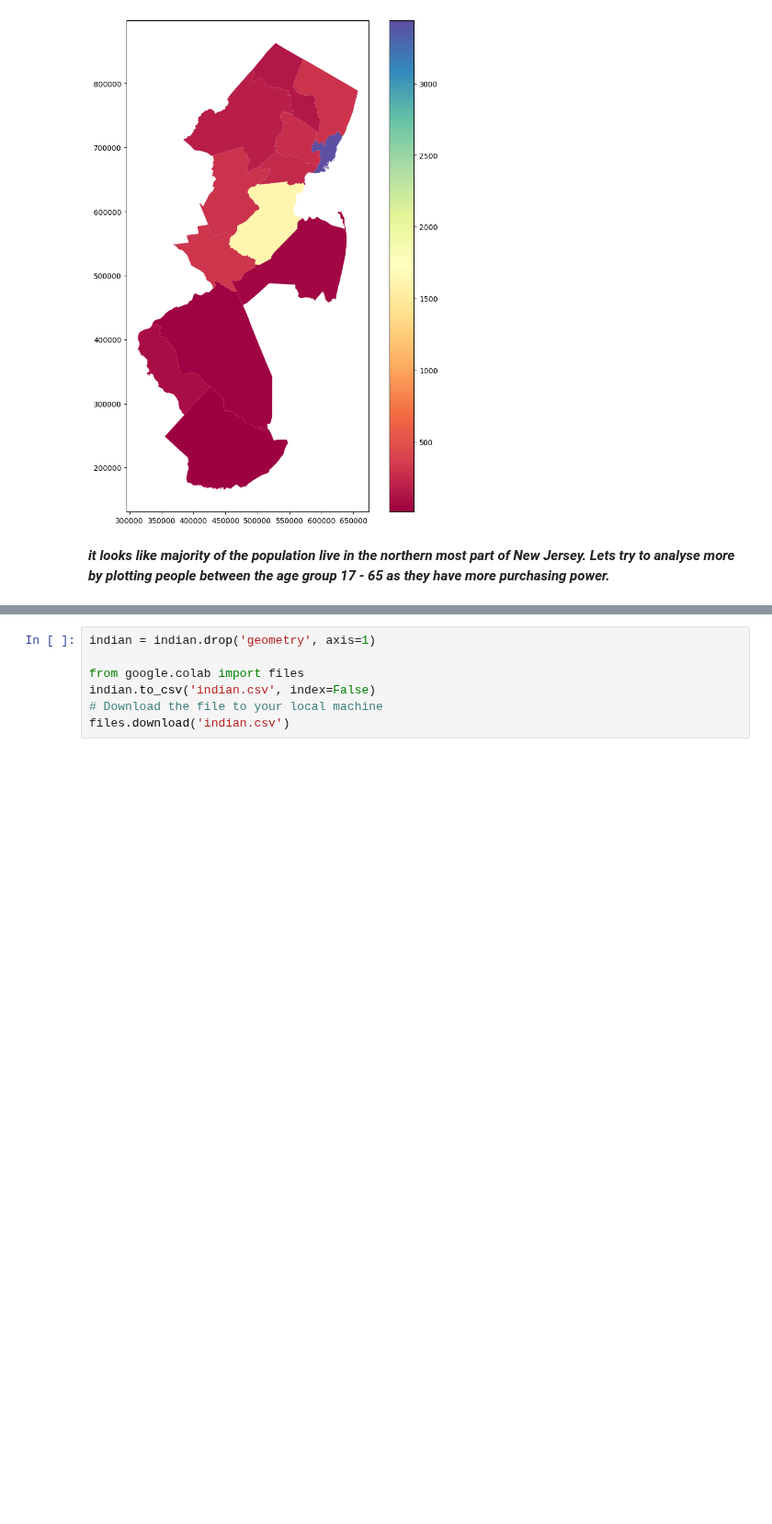
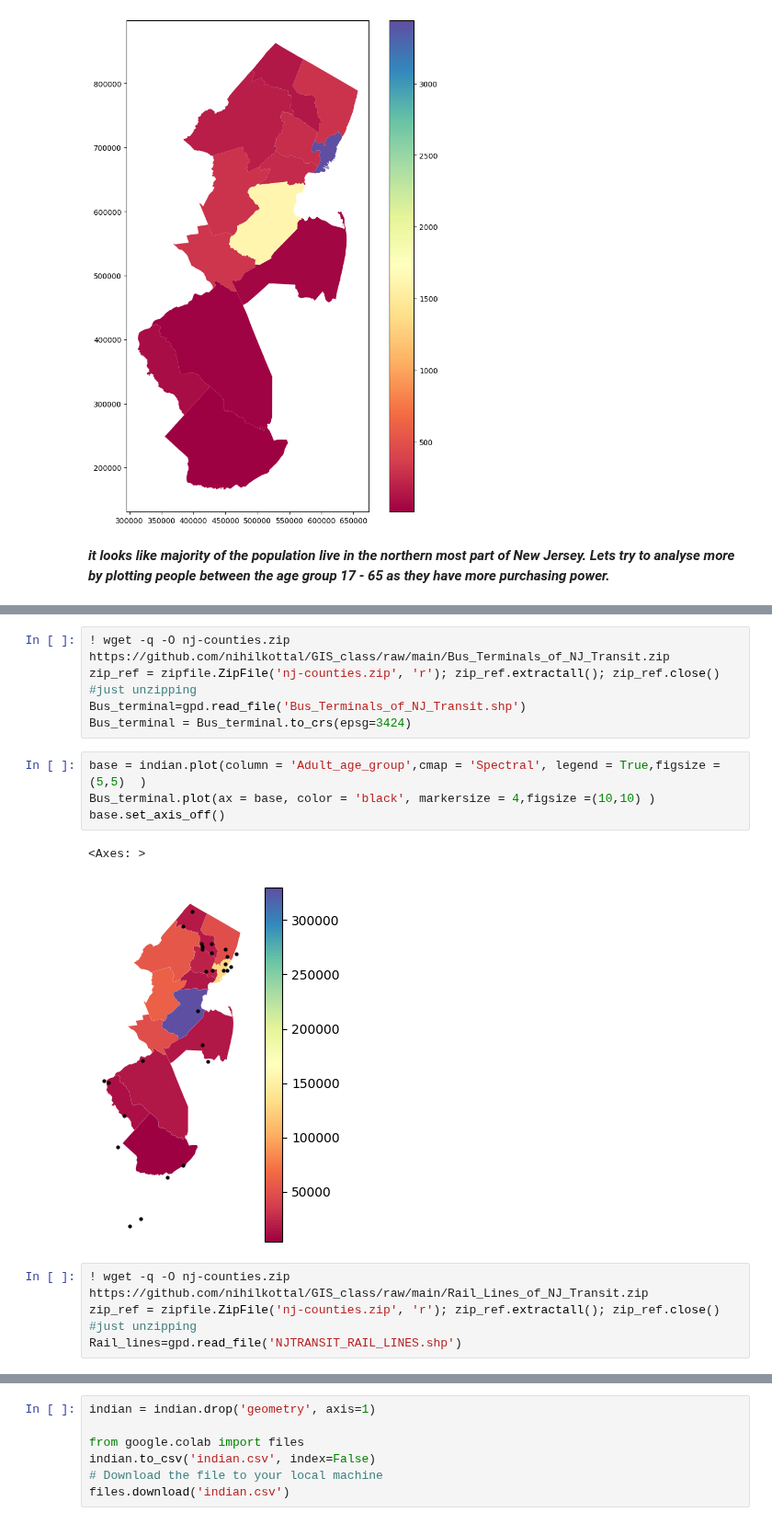
Before and after one commit to NihilKottal001/GIS, a Jupyter notebook: PS1.ipynb, the cells around one changed output, grey strips where cells are left out. Shown at 92% size. Saved outputs shown, nothing was run; the diff lists cells and outputs as text; blank space fills up the shorter version.

```diff
--- a/PS1.ipynb
+++ b/PS1.ipynb
@@ -351,0 +353,16 @@ See the caveats in the documentation: https://pandas.pydata.org/pandas-docs/stab
+# %%
+! wget -q -O nj-counties.zip https://github.com/nihilkottal/GIS_class/raw/main/Bus_Terminals_of_NJ_Transit.zip
+zip_ref = zipfile.ZipFile('nj-counties.zip', 'r'); zip_ref.extractall(); zip_ref.close() #just unzipping
+Bus_terminal=gpd.read_file('Bus_Terminals_of_NJ_Transit.shp')
+Bus_terminal = Bus_terminal.to_crs(epsg=3424)
+# %%
+base = indian.plot(column = 'Adult_age_group',cmap = 'Spectral', legend = True,figsize =(5,5)  )
+Bus_terminal.plot(ax = base, color = 'black', markersize = 4,figsize =(10,10) )
+base.set_axis_off()
+# %% [output]
+<Axes: >
+[figure, added]
+# %%
+! wget -q -O nj-counties.zip https://github.com/nihilkottal/GIS_class/raw/main/Rail_Lines_of_NJ_Transit.zip
+zip_ref = zipfile.ZipFile('nj-counties.zip', 'r'); zip_ref.extractall(); zip_ref.close() #just unzipping
+Rail_lines=gpd.read_file('NJTRANSIT_RAIL_LINES.shp')
```
Also changed, not shown: parts of 5 cells of this notebook.
